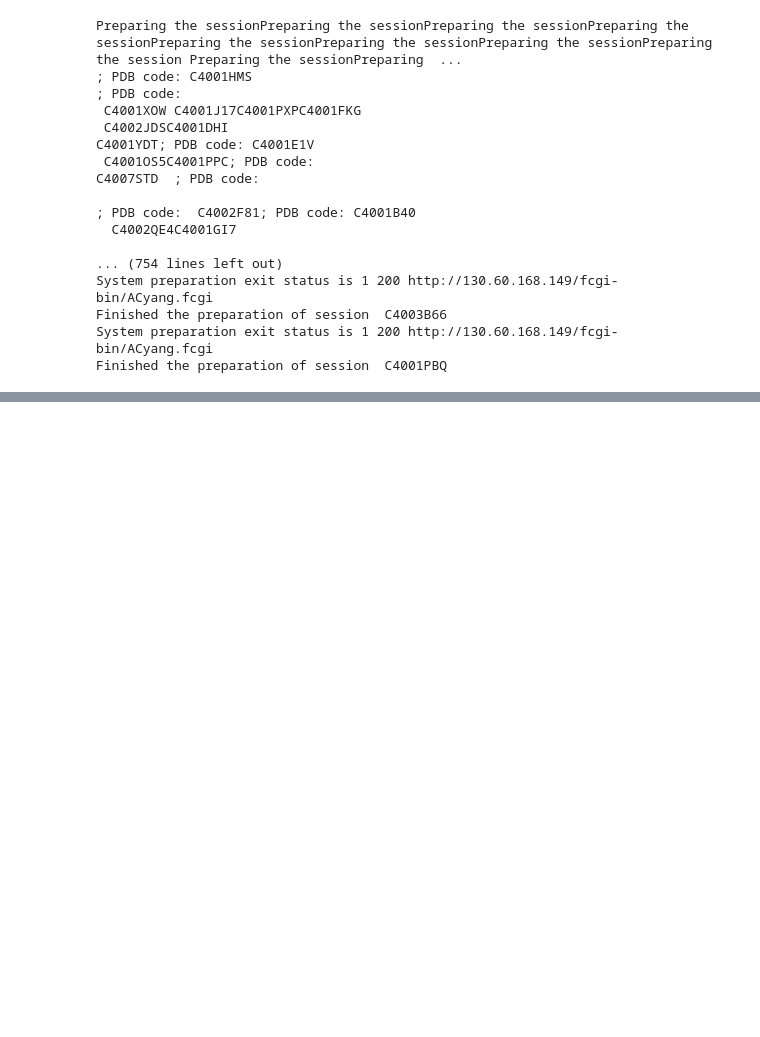
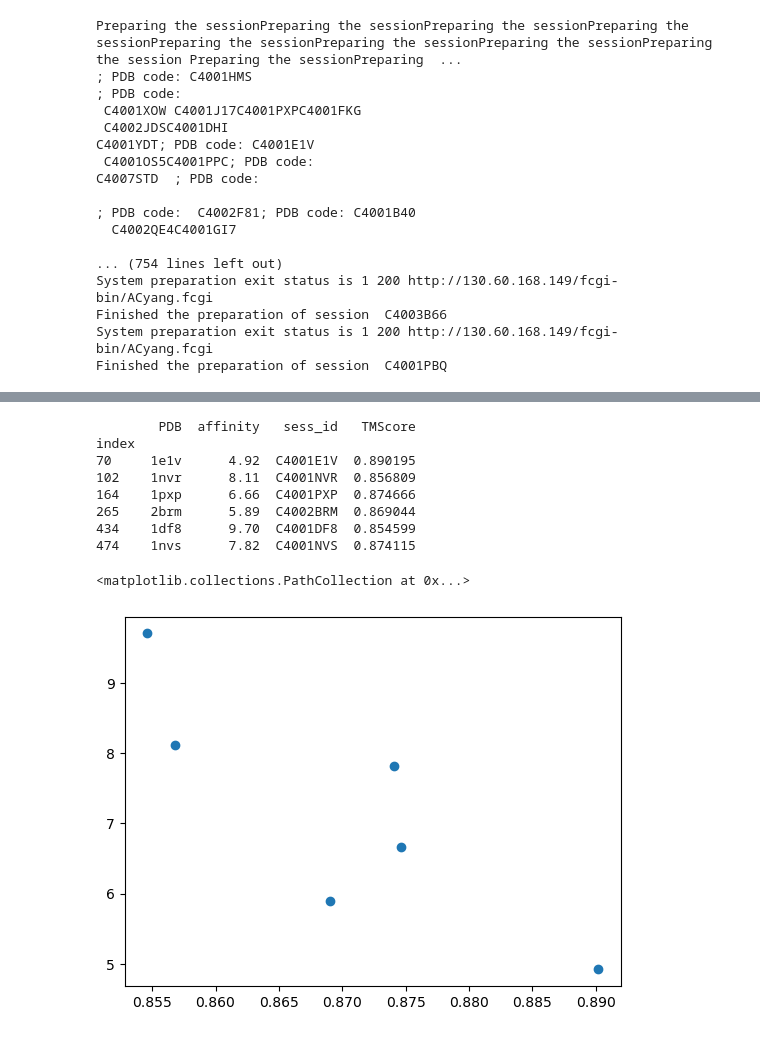
Before and after one commit to miemiemmmm/Nearl, a Jupyter notebook: Submit_preparation.ipynb, the cells around one changed output, grey strips where cells are left out. Cells and saved outputs as stored; diff of their text form; code cells hidden in the pictures; blank space fills up the shorter version.

```diff
--- a/Submit_preparation.ipynb
+++ b/Submit_preparation.ipynb
@@ -297,0 +393,18 @@ len(set(b))
+# %%
+import matplotlib.pyplot as plt
+st = (table.TMScore > 0.8) * (table.TMScore < 0.9)
+a = table[st][["PDB", "affinity","sess_id", "TMScore"]]
+print(a)
+
+plt.scatter(a.TMScore, a.affinity)
+# %% [output]
+        PDB  affinity   sess_id   TMScore
+index
+70     1e1v      4.92  C4001E1V  0.890195
+102    1nvr      8.11  C4001NVR  0.856809
+164    1pxp      6.66  C4001PXP  0.874666
+265    2brm      5.89  C4002BRM  0.869044
+434    1df8      9.70  C4001DF8  0.854599
+474    1nvs      7.82  C4001NVS  0.874115
+<matplotlib.collections.PathCollection at 0x...>
+[figure, added]
```
Also changed, not shown: parts of 4 cells of this notebook, 5 other files.
